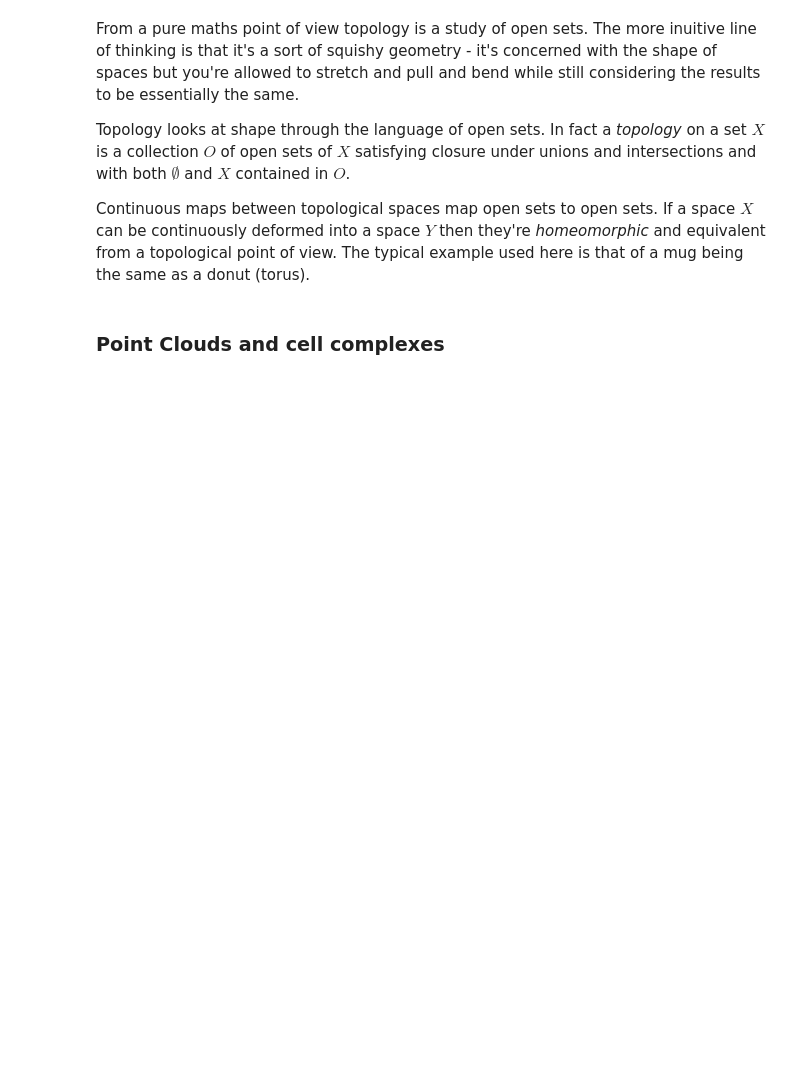
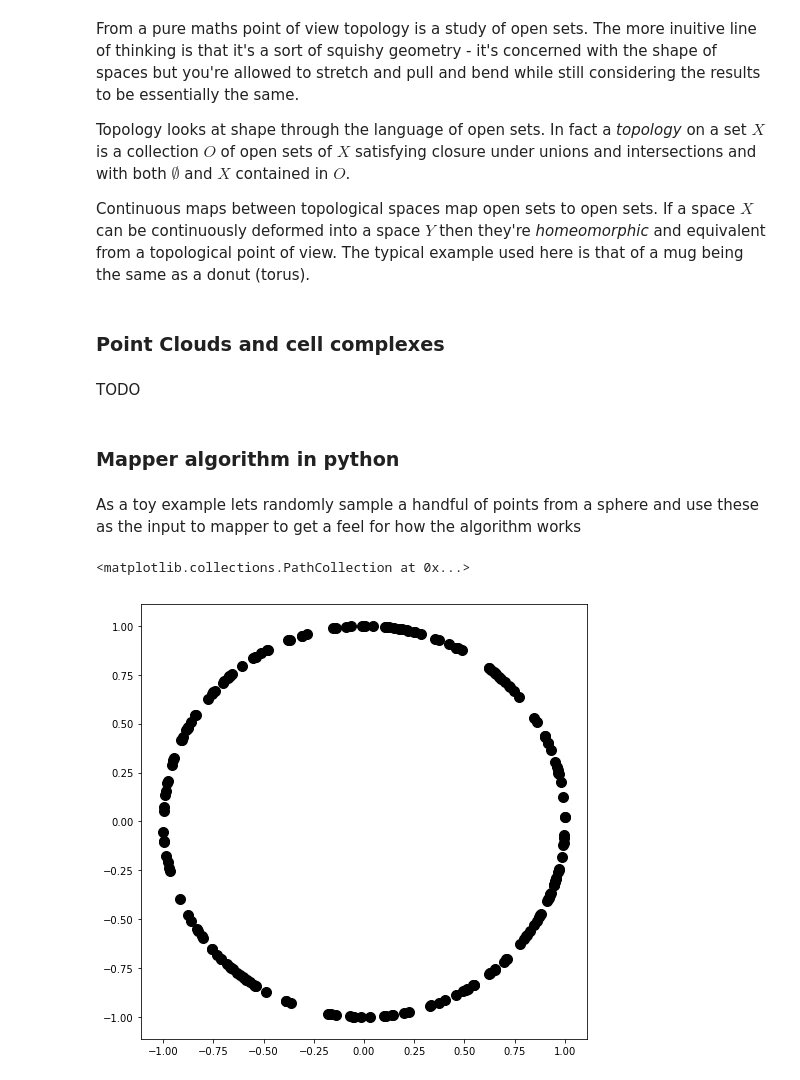
Before and after one commit to noelano/TDA, a Jupyter notebook: TDA_Intro.ipynb, the cells around one changed output. Drawn from its saved outputs; the diff is of its cells as text; code cells hidden in the pictures; blank space fills up the shorter version.

Commit message:
Circle example in notebook

```diff
--- a/TDA_Intro.ipynb
+++ b/TDA_Intro.ipynb
@@ -15,3 +15,7 @@ Continuous maps between topological spaces map open sets to open sets. If a spac
 The typical example used here is that of a mug being the same as a donut (torus).
 # %% [markdown]
 ### Point Clouds and cell complexes
+# %% [markdown]
+TODO
+# %% [markdown]
+### Mapper algorithm in python
@@ -17,0 +31,30 @@ The typical example used here is that of a mug being the same as a donut (torus)
+# %% [markdown]
+As a toy example lets randomly sample a handful of points from a sphere and use these as the input to mapper to get a feel for how the algorithm works
+# %%
+# Function to randomly pick from an n-sphere
+
+def sample_spherical(npoints, ndim=3):
+    vec = np.random.randn(ndim, npoints)
+    vec /= np.linalg.norm(vec, axis=0)
+    return vec
+# %%
+"""
+phi = np.linspace(0, np.pi, 20)
+theta = np.linspace(0, 2 * np.pi, 40)
+x = np.outer(np.sin(theta), np.cos(phi))
+y = np.outer(np.sin(theta), np.sin(phi))
+z = np.outer(np.cos(theta), np.ones_like(phi))
+"""
+xi, yi = sample_spherical(200, 2)
+
+points=zip(xi, yi)
+X=np.array(points)
+
+#fig, ax = plt.subplots(1, 1, subplot_kw={'projection':'3d', 'aspect':'equal'})
+fig, ax = plt.subplots(1, 1)
+fig.set_size_inches(8,8)
+#ax.plot_wireframe(x, y, z, color='k', rstride=1, cstride=1)
+ax.scatter(xi, yi, s=100, c='k', zorder=10)
+# %% [output]
+<matplotlib.collections.PathCollection at 0x...>
+[figure, added]
```
Also changed, not shown: parts of 10 cells of this notebook.
